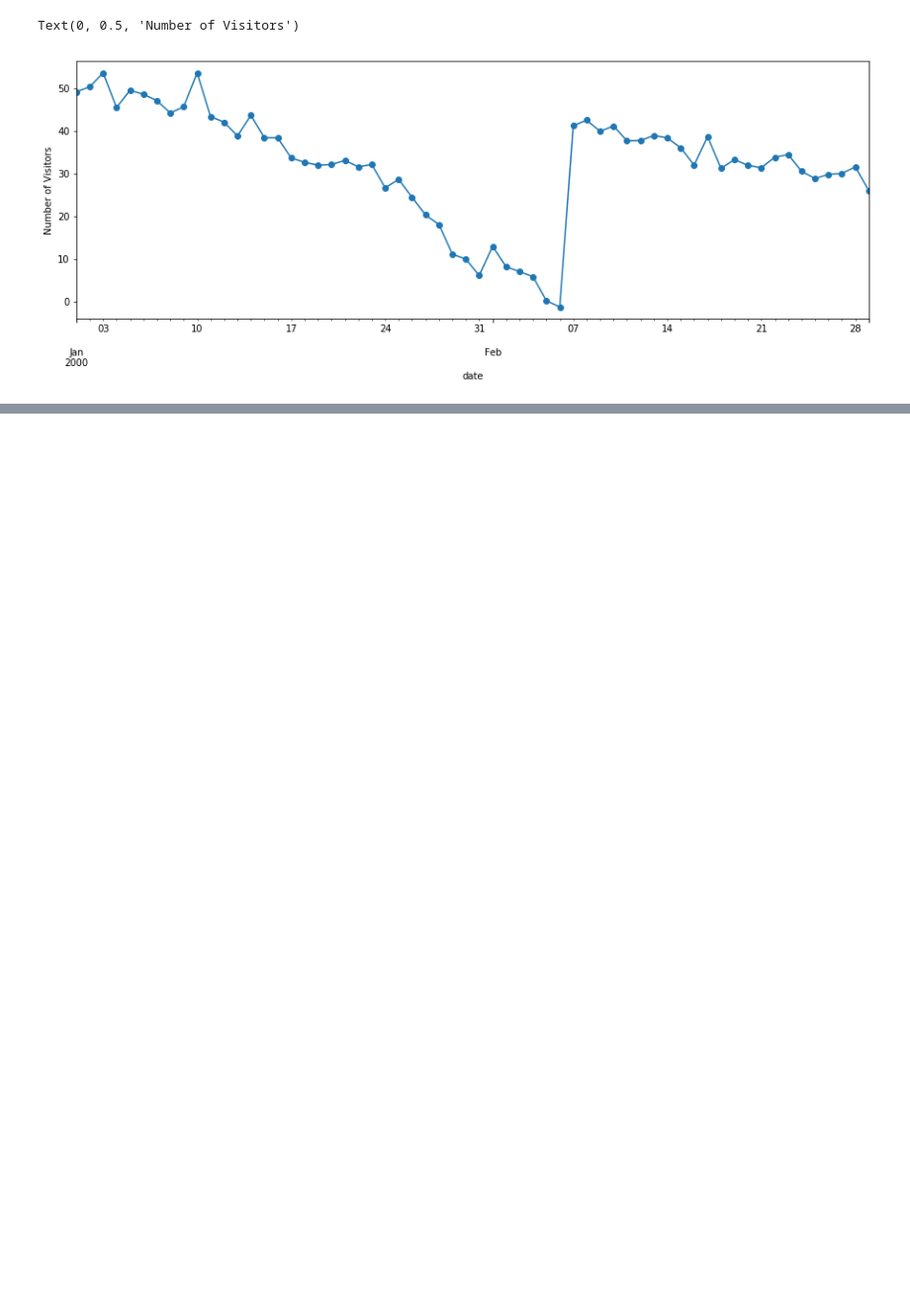
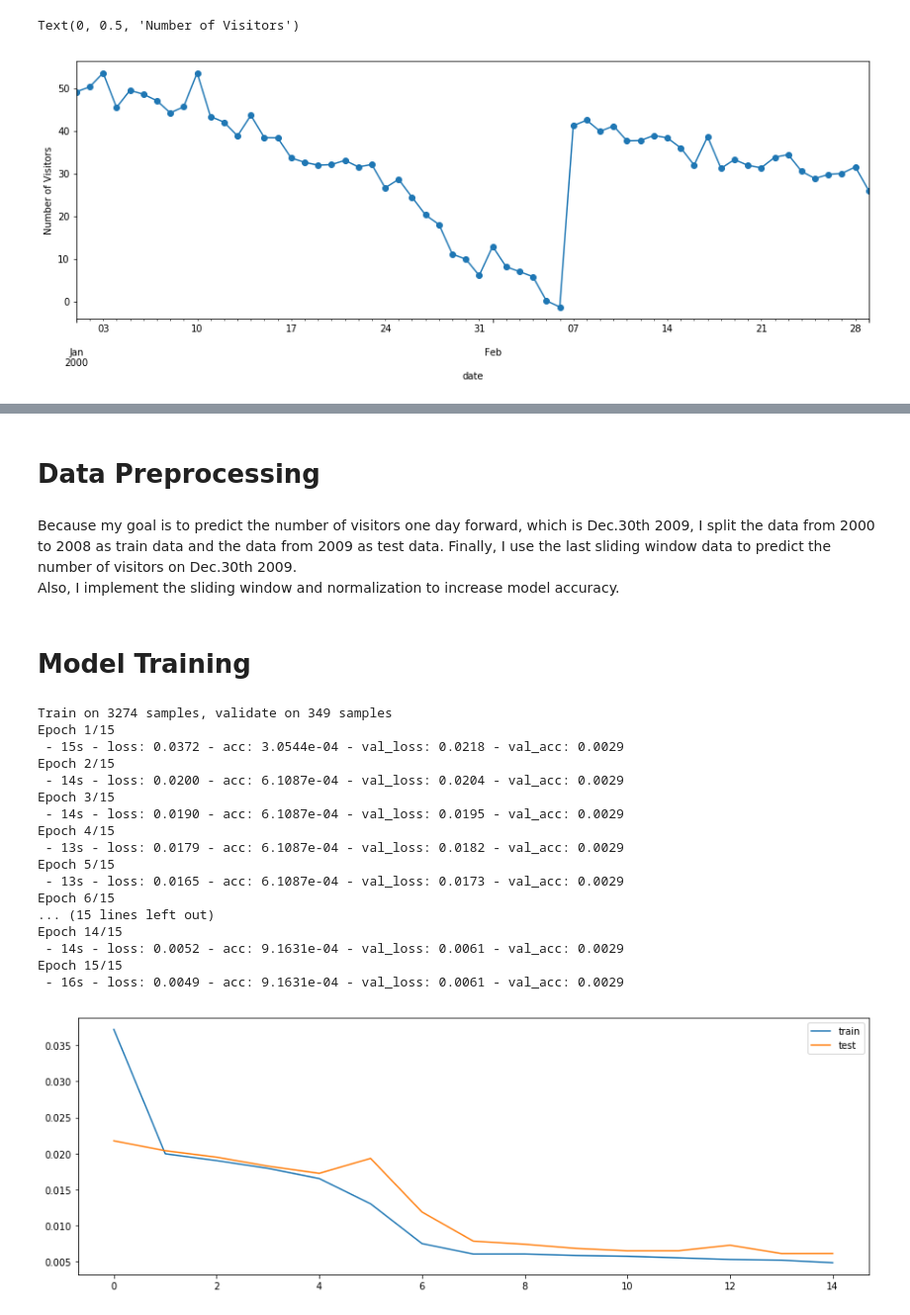
Before and after one commit to derekhq123/WhatsBusy, a Jupyter notebook: challenge4/Challenge_ML.ipynb, the cells around one changed output, grey strips where cells are left out. Shown: that part at 99% size. Drawn from its saved outputs; the diff is of its cells as text; code cells hidden in the pictures; blank space fills up the shorter version.

Commit message:
Model training and analysis
Add model training, prediction, performance
Add comment for analysis, metrics and output

```diff
--- a/challenge4/Challenge_ML.ipynb
+++ b/challenge4/Challenge_ML.ipynb
@@ -48,0 +76,21 @@ sns.boxplot(data=df, x='Month', y='num_visitors')
+# %%
+
+# print (df.head())
+# print (df.shape)
+# print (df.dtypes)
+us_holidays = holidays.UnitedStates()
+us_holidays = [date for y in range(2000, 2010) for date, _ in sorted(holidays.US(years=y).items())]
+# Add columns with year, month, and weekday, week of year, holiday
+df['Year'] = df.index.year
+df['Month'] = df.index.month
+df['Weekday'] = df.index.weekday
+df['week_of_year']=df.index.weekofyear
+
+# fill negative value with 0.
+df[df<0]=0
+df['is_holiday'] = np.where(df.index.isin(us_holidays), 1, 0)
+# %% [markdown]
+# Data Preprocessing
+# %% [markdown]
+Because my goal is to predict the number of visitors one day forward, which is Dec.30th 2009, I split the data from 2000 to 2008 as train data and the data from 2009 as test data. Finally, I use the last sliding window data to predict the number of visitors on Dec.30th 2009. <br>
+Also, I implement the sliding window and normalization to increase model accuracy.
@@ -48,0 +143,33 @@ sns.boxplot(data=df, x='Month', y='num_visitors')
+# %% [markdown]
+# Model Training
+# %%
+model = Sequential()
+model.add(LSTM(100, input_shape=(window_size, input_dim)))
+model.add(Dense(16,activation="sigmoid"))
+model.add(Dense(1))
+model.compile(loss='mse', optimizer='adam')
+history = model.fit(out_x, out_y, epochs=15, batch_size=4,verbose=2, shuffle=False,validation_data=(test_out_x,test_out_y))
+# plot history
+pyplot.plot(history.history['loss'], label='train')
+pyplot.plot(history.history['val_loss'], label='test')
+pyplot.legend()
+pyplot.show()
+# %% [output]
+Train on 3274 samples, validate on 349 samples
+Epoch 1/15
+ - 15s - loss: 0.0372 - acc: 3.0544e-04 - val_loss: 0.0218 - val_acc: 0.0029
+Epoch 2/15
+ - 14s - loss: 0.0200 - acc: 6.1087e-04 - val_loss: 0.0204 - val_acc: 0.0029
+Epoch 3/15
+ - 14s - loss: 0.0190 - acc: 6.1087e-04 - val_loss: 0.0195 - val_acc: 0.0029
+Epoch 4/15
+ - 13s - loss: 0.0179 - acc: 6.1087e-04 - val_loss: 0.0182 - val_acc: 0.0029
+Epoch 5/15
+ - 13s - loss: 0.0165 - acc: 6.1087e-04 - val_loss: 0.0173 - val_acc: 0.0029
+Epoch 6/15
+... (15 lines left out)
+Epoch 14/15
+ - 14s - loss: 0.0052 - acc: 9.1631e-04 - val_loss: 0.0061 - val_acc: 0.0029
+Epoch 15/15
+ - 16s - loss: 0.0049 - acc: 9.1631e-04 - val_loss: 0.0061 - val_acc: 0.0029
+[figure, added]
```
Also changed, not shown: parts of 15 cells of this notebook.
